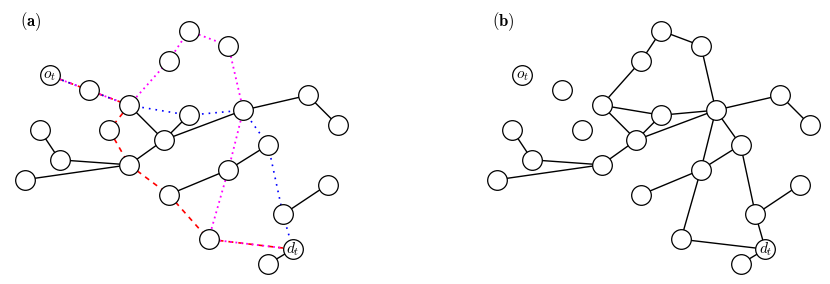
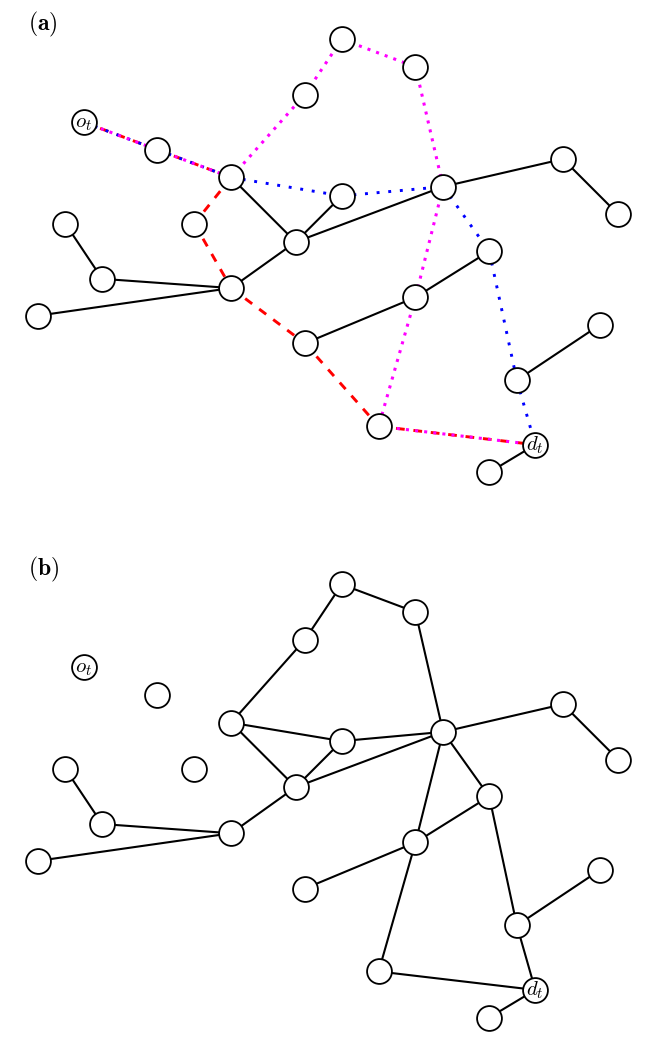
The change to this notebook cell's code, shown as a diff; its figure went from the first image to the second:
--- before
+++ after
@@ -2,12 +2,20 @@
 import matplotlib
 
-# Configuração para usar mathtext (Computer Modern)
+# Configuracao para usar mathtext (Computer Modern)
 matplotlib.rcParams.update({
     "text.usetex": False,
     "mathtext.fontset": "cm",
-    "font.size": 10,
+    "font.size": 13,
 })
 
-# --- Coordenadas dos nós (cluster central + ramos periféricos) ---
+# Parametros visuais para versao de slide
+NODE_SIZE = 320
+NODE_EDGE_LW = 1.3
+BASE_LW = 1.5
+PATH_LW = 2.1
+LABEL_FS = 15
+PANEL_FS = 17
+
+# --- Coordenadas dos nos (cluster central + ramos perifericos) ---
 pos = {
     'ot': (-3.4, 2.0),
@@ -29,5 +37,5 @@
     'k2': (0.2, 0.1),
 
-    # ramos periféricos
+    # ramos perifericos
     't1': (-0.6, 2.9),
     't2': (0.2, 2.6),
@@ -41,13 +49,14 @@
 def draw_nodes(ax, pos):
     for key, (x, y) in pos.items():
-        ax.scatter(x, y, s=200, marker='o', facecolor='white',
-                   edgecolor='black', linewidth=0.9, zorder=3)
+        ax.scatter(x, y, s=NODE_SIZE, marker='o', facecolor='white',
+                   edgecolor='black', linewidth=NODE_EDGE_LW, zorder=3)
         if key == 'ot':
-            ax.text(x, y, r'$o_t$', ha='center', va='center', fontsize=11, zorder=4)
+            ax.text(x, y, r'$o_t$', ha='center', va='center', fontsize=LABEL_FS, zorder=4)
         elif key == 'dt':
-            ax.text(x, y, r'$d_t$', ha='center', va='center', fontsize=11, zorder=4)
+            ax.text(x, y, r'$d_t$', ha='center', va='center', fontsize=LABEL_FS, zorder=4)
 
-fig, (ax1, ax2) = plt.subplots(1, 2, figsize=(9, 3.8))
-fig.subplots_adjust(left=0.05, right=0.95, top=0.95, bottom=0.05, wspace=0.4)
+# Layout vertical para slide: (a) em cima, (b) embaixo
+fig, (ax1, ax2) = plt.subplots(2, 1, figsize=(8.6, 10.8))
+fig.subplots_adjust(left=0.06, right=0.98, top=0.98, bottom=0.04, hspace=0.16)
 
 for ax in (ax1, ax2):
@@ -116,11 +125,11 @@
     ax1.plot([pos[u][0], pos[v][0]],
              [pos[u][1], pos[v][1]],
-             color='black', linewidth=1, zorder=1)
+             color='black', linewidth=BASE_LW, zorder=1)
 
 # desenha caminhos
 for path, style, color, lw in [
-    (red_path,   (0, (3, 3)), 'red',   1.2),
-    (blue_path,  (0, (1, 3)), 'blue',  1.2),
-    (green_path, (0, (1, 2)), 'magenta', 1.3),
+    (red_path,   (0, (3, 3)), 'red', PATH_LW),
+    (blue_path,  (0, (1, 3)), 'blue', PATH_LW),
+    (green_path, (0, (1, 2)), 'magenta', PATH_LW + 0.1),
 ]:
     for u, v in path:
@@ -130,5 +139,5 @@
 
 draw_nodes(ax1, pos)
-ax1.text(-4.0, 3.0, r'$\mathbf{(a)}$', fontsize=12)
+ax1.text(-4.0, 3.0, r'$\mathbf{(a)}$', fontsize=PANEL_FS)
 
 # ---------- Painel (b) ----------
@@ -143,9 +152,10 @@
     ax2.plot([pos[u][0], pos[v][0]],
              [pos[u][1], pos[v][1]],
-             color='black', linewidth=1, zorder=1)
+             color='black', linewidth=BASE_LW, zorder=1)
 
 draw_nodes(ax2, pos)
-ax2.text(-4.0, 3.0, r'$\mathbf{(b)}$', fontsize=12)
+ax2.text(-4.0, 3.0, r'$\mathbf{(b)}$', fontsize=PANEL_FS)
 
-plt.savefig("spp_diagram.png", dpi=600, bbox_inches='tight', pad_inches=0.2)
+plt.savefig("spp_diagram_vertical.png", dpi=400, bbox_inches='tight', pad_inches=0.2)
+plt.savefig("spp_diagram_vertical.pdf", bbox_inches='tight', pad_inches=0.2)
 plt.show()

Commit: update